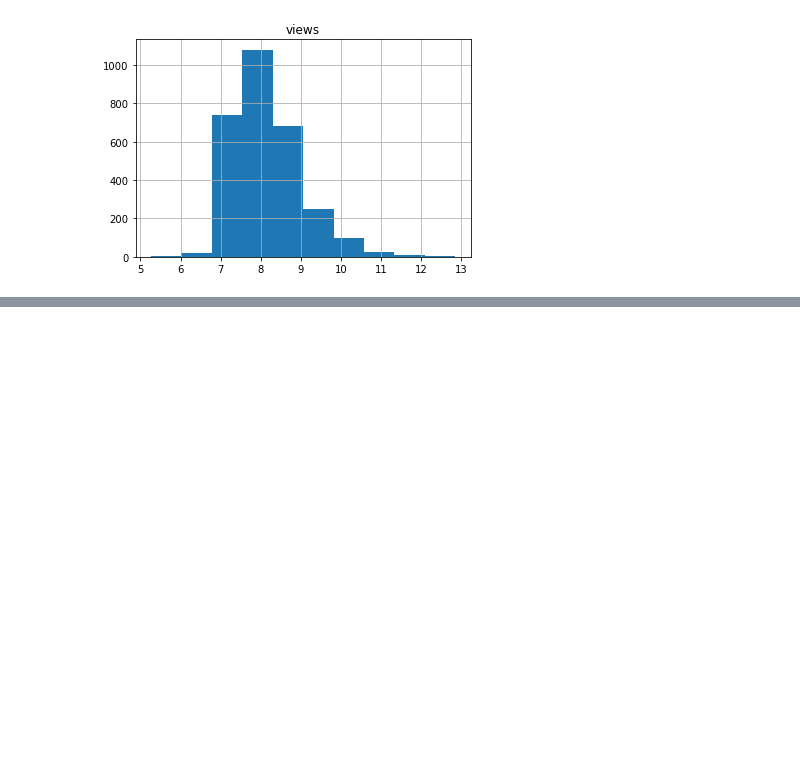
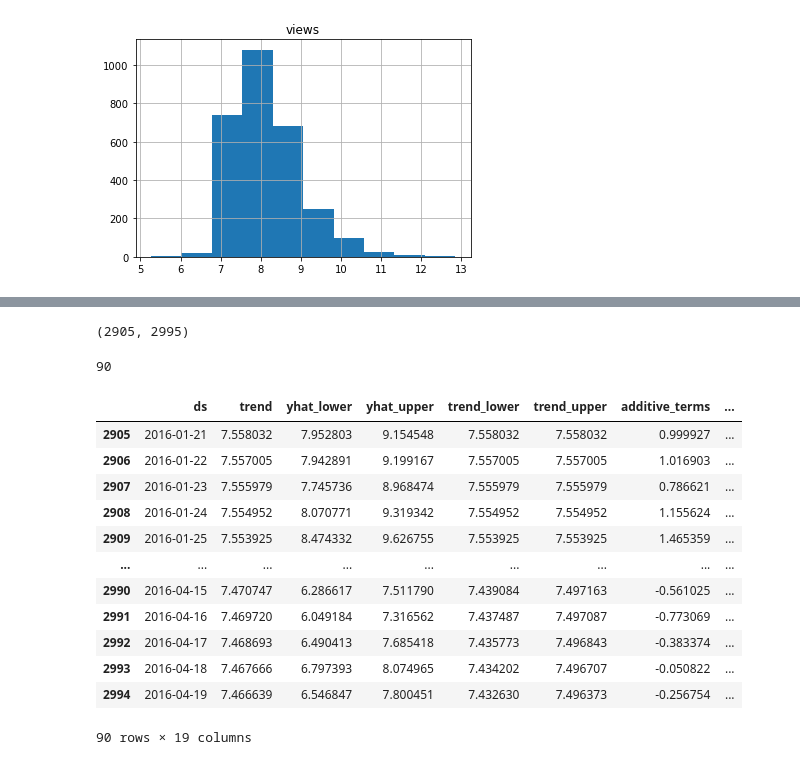
Before and after one commit to fernandovieira1/ML-e-DS-com-Python-de-A-a-Z, a Jupyter notebook: PARTE_9_SERIES_TEMPORAIS/PARTE_9_series_temp_FB_Prophet.ipynb, the cells around one changed output, grey strips where cells are left out. Cells and saved outputs as stored; diff of their text form; code cells hidden in the pictures; blank space fills up the shorter version.

```diff
--- a/PARTE_9_SERIES_TEMPORAIS/PARTE_9_series_temp_FB_Prophet.ipynb
+++ b/PARTE_9_SERIES_TEMPORAIS/PARTE_9_series_temp_FB_Prophet.ipynb
@@ -51,0 +95,25 @@ dataset = dataset.sort_values(by='ds')
+# %%
+len(dataset), len(forecast)
+# %% [output]
+(2905, 2995)
+# %%
+len(forecast)-len(dataset)
+# %% [output]
+90
+# %%
+forecast.tail(90)
+# additive_terms: regressão aditiva
+# %% [output]
+|  | ds | trend | yhat_lower | yhat_upper | trend_lower | trend_upper | additive_terms | ... |
+| 2905 | 2016-01-21 | 7.558032 | 7.952803 | 9.154548 | 7.558032 | 7.558032 | 0.999927 | ... |
+| 2906 | 2016-01-22 | 7.557005 | 7.942891 | 9.199167 | 7.557005 | 7.557005 | 1.016903 | ... |
+| 2907 | 2016-01-23 | 7.555979 | 7.745736 | 8.968474 | 7.555979 | 7.555979 | 0.786621 | ... |
+| 2908 | 2016-01-24 | 7.554952 | 8.070771 | 9.319342 | 7.554952 | 7.554952 | 1.155624 | ... |
+| 2909 | 2016-01-25 | 7.553925 | 8.474332 | 9.626755 | 7.553925 | 7.553925 | 1.465359 | ... |
+| ... | ... | ... | ... | ... | ... | ... | ... | ... |
+| 2990 | 2016-04-15 | 7.470747 | 6.286617 | 7.511790 | 7.439084 | 7.497163 | -0.561025 | ... |
+| 2991 | 2016-04-16 | 7.469720 | 6.049184 | 7.316562 | 7.437487 | 7.497087 | -0.773069 | ... |
+| 2992 | 2016-04-17 | 7.468693 | 6.490413 | 7.685418 | 7.435773 | 7.496843 | -0.383374 | ... |
+| 2993 | 2016-04-18 | 7.467666 | 6.797393 | 8.074965 | 7.434202 | 7.496707 | -0.050822 | ... |
+| 2994 | 2016-04-19 | 7.466639 | 6.546847 | 7.800451 | 7.432630 | 7.496373 | -0.256754 | ... |
+90 rows × 19 columns
```
Also changed, not shown: parts of 9 cells of this notebook.
